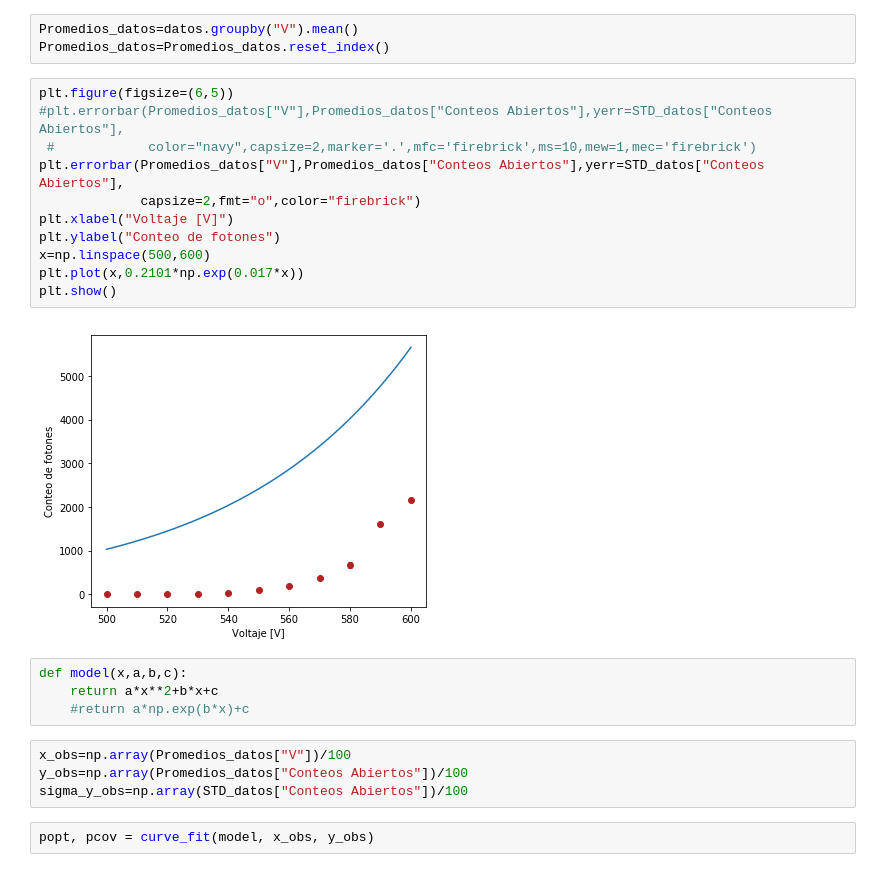
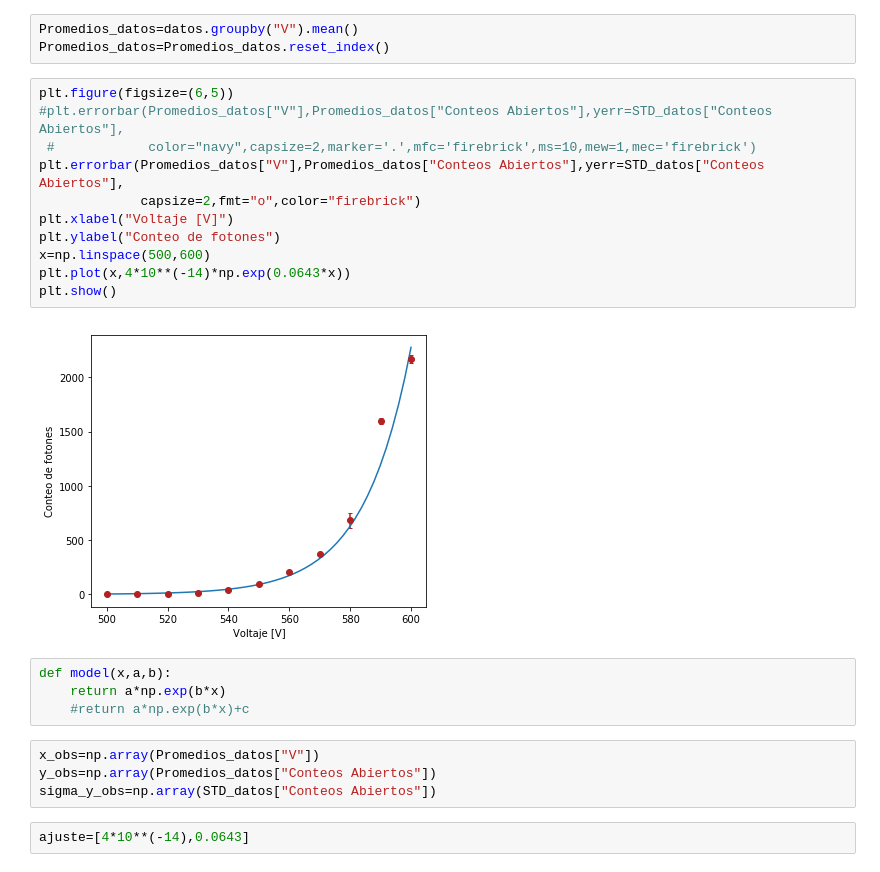
Before and after one commit to jamontanac/Laboratorio-Avanzado, a Jupyter notebook: Double_Slit/Analisis.ipynb, the cells around one changed output. Cells and saved outputs as stored; diff of their text form.

```diff
--- a/Double_Slit/Analisis.ipynb
+++ b/Double_Slit/Analisis.ipynb
@@ -30,26 +35,26 @@ Promedios_datos=Promedios_datos.reset_index()
 # %%
 plt.figure(figsize=(6,5))
 #plt.errorbar(Promedios_datos["V"],Promedios_datos["Conteos Abiertos"],yerr=STD_datos["Conteos Abiertos"],
  #            color="navy",capsize=2,marker='.',mfc='firebrick',ms=10,mew=1,mec='firebrick')
 plt.errorbar(Promedios_datos["V"],Promedios_datos["Conteos Abiertos"],yerr=STD_datos["Conteos Abiertos"],
              capsize=2,fmt="o",color="firebrick")
 plt.xlabel("Voltaje [V]")
 plt.ylabel("Conteo de fotones")
 x=np.linspace(500,600)
-plt.plot(x,0.2101*np.exp(0.017*x))
+plt.plot(x,4*10**(-14)*np.exp(0.0643*x))
 plt.show()
 # %% [output]
-[figure, old version]
+[figure, new version]
 # %%
-def model(x,a,b,c):
-    return a*x**2+b*x+c
+def model(x,a,b):
+    return a*np.exp(b*x)
     #return a*np.exp(b*x)+c
 # %%
-x_obs=np.array(Promedios_datos["V"])/100
-y_obs=np.array(Promedios_datos["Conteos Abiertos"])/100
-sigma_y_obs=np.array(STD_datos["Conteos Abiertos"])/100
+x_obs=np.array(Promedios_datos["V"])
+y_obs=np.array(Promedios_datos["Conteos Abiertos"])
+sigma_y_obs=np.array(STD_datos["Conteos Abiertos"])
-# %%
-popt, pcov = curve_fit(model, x_obs, y_obs)
+# %%
+ajuste=[4*10**(-14),0.0643]
 # %%
 plt.figure(figsize=(6,5))
 plt.errorbar(Promedios_datos["V"],Promedios_datos["Conteos Abiertos"],yerr=STD_datos["Conteos Abiertos"],
```
Also changed, not shown: parts of 2 cells of this notebook.
